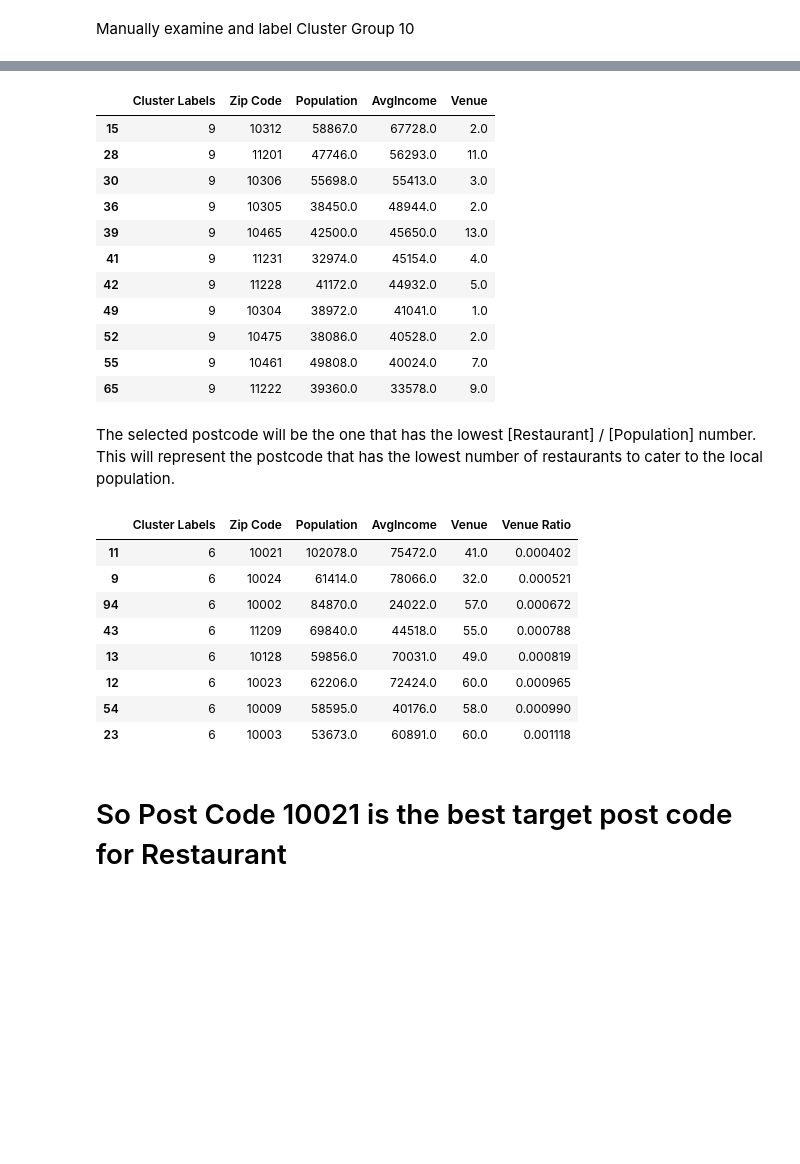
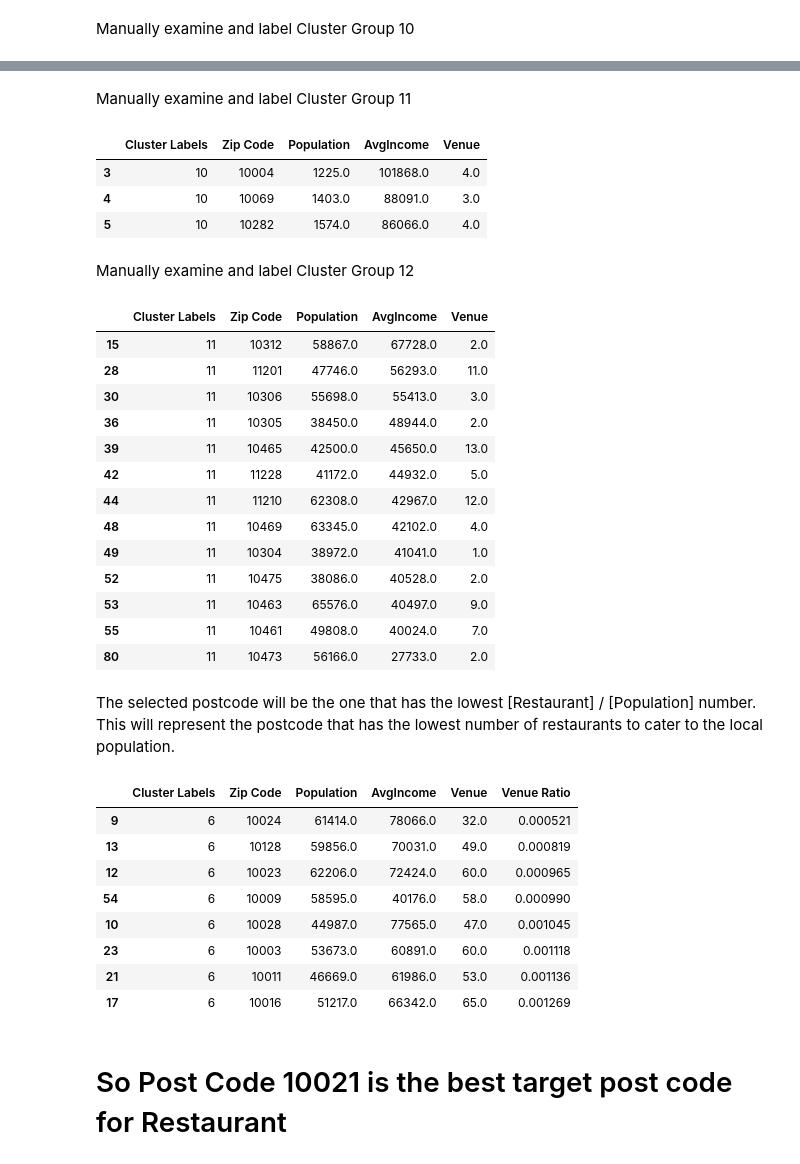
Before and after one commit to sbloom1a/Python-Class-4, a Jupyter notebook: Capstone Project Final.ipynb, the cells around one changed output, grey strips where cells are left out. Saved outputs shown, nothing was run; the diff lists cells and outputs as text; code cells hidden in the pictures; blank space fills up the shorter version.

```diff
--- a/Capstone Project Final.ipynb
+++ b/Capstone Project Final.ipynb
@@ -305,14 +301,14 @@ Perform K-means clustering
 from sklearn.cluster import KMeans
 
 # set number of clusters
-kclusters = 10
+kclusters = 12
 
 merged_df_clustering2
 # run k-means clustering
 kmeans = KMeans(n_clusters=kclusters, random_state=0).fit(merged_df_clustering2)
 
 # check cluster labels generated for each row in the dataframe
-kmeans.labels_[0:10]
+kmeans.labels_[0:12]
 
 
 merged_df_clean.insert(0, 'Cluster Labels', kmeans.labels_)
@@ -482,19 +482,33 @@ Manually examine and label Cluster Group 10
+# %% [markdown]
+Manually examine and label Cluster Group 11
+# %%
+# Low Population, High Income, Low Venue Count
+merged_df_clean[merged_df_clean['Cluster Labels'] == 10]
+# %% [output]
+|  | Cluster Labels | Zip Code | Population | AvgIncome | Venue |
+| 3 | 10 | 10004 | 1225.0 | 101868.0 | 4.0 |
+| 4 | 10 | 10069 | 1403.0 | 88091.0 | 3.0 |
+| 5 | 10 | 10282 | 1574.0 | 86066.0 | 4.0 |
+# %% [markdown]
+Manually examine and label Cluster Group 12
 # %%
 # Medium Population, Medium Income, Low Venue Count
-merged_df_clean[merged_df_clean['Cluster Labels'] == 9]
+merged_df_clean[merged_df_clean['Cluster Labels'] == 11]
 # %% [output]
 |  | Cluster Labels | Zip Code | Population | AvgIncome | Venue |
-| 15 | 9 | 10312 | 58867.0 | 67728.0 | 2.0 |
-| 28 | 9 | 11201 | 47746.0 | 56293.0 | 11.0 |
-| 30 | 9 | 10306 | 55698.0 | 55413.0 | 3.0 |
-| 36 | 9 | 10305 | 38450.0 | 48944.0 | 2.0 |
-| 39 | 9 | 10465 | 42500.0 | 45650.0 | 13.0 |
-| 41 | 9 | 11231 | 32974.0 | 45154.0 | 4.0 |
-| 42 | 9 | 11228 | 41172.0 | 44932.0 | 5.0 |
-| 49 | 9 | 10304 | 38972.0 | 41041.0 | 1.0 |
-| 52 | 9 | 10475 | 38086.0 | 40528.0 | 2.0 |
-| 55 | 9 | 10461 | 49808.0 | 40024.0 | 7.0 |
-| 65 | 9 | 11222 | 39360.0 | 33578.0 | 9.0 |
+| 15 | 11 | 10312 | 58867.0 | 67728.0 | 2.0 |
+| 28 | 11 | 11201 | 47746.0 | 56293.0 | 11.0 |
+| 30 | 11 | 10306 | 55698.0 | 55413.0 | 3.0 |
+| 36 | 11 | 10305 | 38450.0 | 48944.0 | 2.0 |
+| 39 | 11 | 10465 | 42500.0 | 45650.0 | 13.0 |
+| 42 | 11 | 11228 | 41172.0 | 44932.0 | 5.0 |
+| 44 | 11 | 11210 | 62308.0 | 42967.0 | 12.0 |
+| 48 | 11 | 10469 | 63345.0 | 42102.0 | 4.0 |
+| 49 | 11 | 10304 | 38972.0 | 41041.0 | 1.0 |
+| 52 | 11 | 10475 | 38086.0 | 40528.0 | 2.0 |
+| 53 | 11 | 10463 | 65576.0 | 40497.0 | 9.0 |
+| 55 | 11 | 10461 | 49808.0 | 40024.0 | 7.0 |
+| 80 | 11 | 10473 | 56166.0 | 27733.0 | 2.0 |
 # %% [markdown]
 The selected postcode will be the one that has the lowest [Restaurant] / [Population] number. This will represent the postcode that has the lowest number of restaurants to cater to the local population.
 # %%
@@ -503,14 +517,14 @@ selected_cluster['Venue Ratio'] = selected_cluster['Venue'] / selected_cluster['
 selected_cluster.sort_values(by=['Venue Ratio'])
 # %% [output]
 |  | Cluster Labels | Zip Code | Population | AvgIncome | Venue | Venue Ratio |
-| 11 | 6 | 10021 | 102078.0 | 75472.0 | 41.0 | 0.000402 |
 | 9 | 6 | 10024 | 61414.0 | 78066.0 | 32.0 | 0.000521 |
-| 94 | 6 | 10002 | 84870.0 | 24022.0 | 57.0 | 0.000672 |
-| 43 | 6 | 11209 | 69840.0 | 44518.0 | 55.0 | 0.000788 |
 | 13 | 6 | 10128 | 59856.0 | 70031.0 | 49.0 | 0.000819 |
 | 12 | 6 | 10023 | 62206.0 | 72424.0 | 60.0 | 0.000965 |
 | 54 | 6 | 10009 | 58595.0 | 40176.0 | 58.0 | 0.000990 |
+| 10 | 6 | 10028 | 44987.0 | 77565.0 | 47.0 | 0.001045 |
 | 23 | 6 | 10003 | 53673.0 | 60891.0 | 60.0 | 0.001118 |
+| 21 | 6 | 10011 | 46669.0 | 61986.0 | 53.0 | 0.001136 |
+| 17 | 6 | 10016 | 51217.0 | 66342.0 | 65.0 | 0.001269 |
 # %% [markdown]
 # So Post Code 10021 is the best target post code for Restaurant
 # %% [markdown]
```
Also changed, not shown: parts of 22 cells of this notebook.
